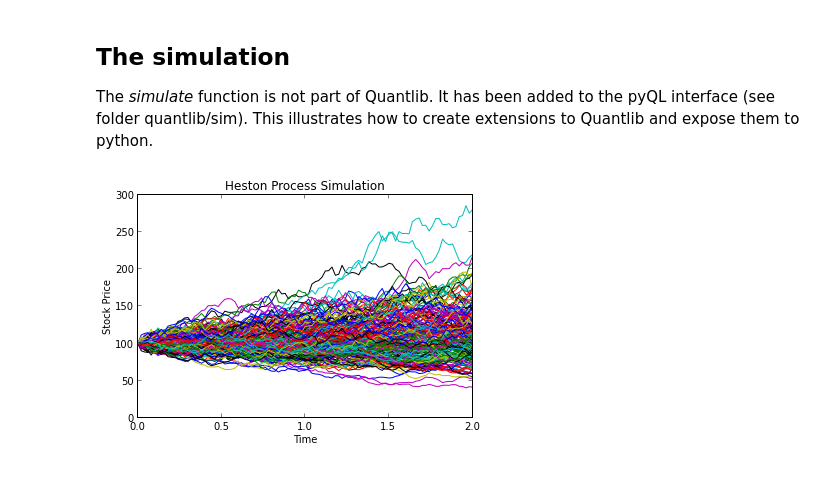
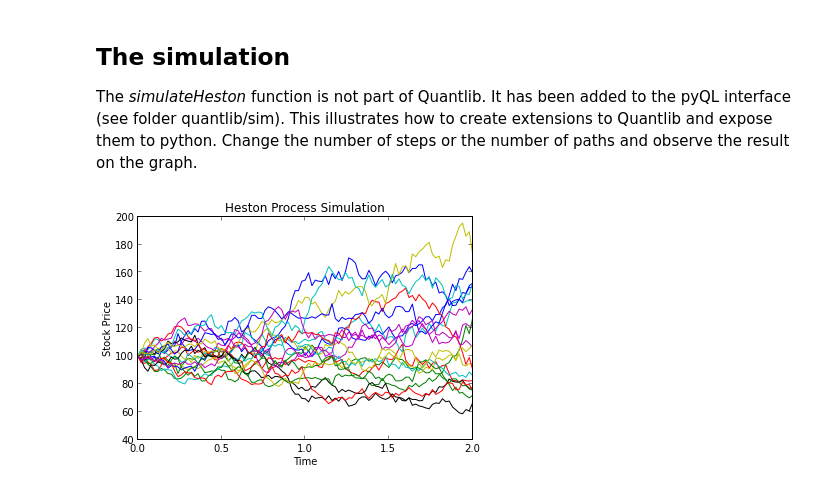
Before and after one commit to enthought/pyql, a Jupyter notebook: examples/notebooks/HestonSimulation.ipynb, the cells around one changed output. Saved outputs shown, nothing was run; the diff lists cells and outputs as text; code cells hidden in the pictures.

Commit message:
Updated heston notebooks

```diff
--- a/examples/notebooks/HestonSimulation.ipynb
+++ b/examples/notebooks/HestonSimulation.ipynb
@@ -63,25 +65,27 @@ process = HestonProcess(risk_free_ts, dividend_ts, s0, v0,
 The simulation
 --------------
 
-The *simulate* function is not part of Quantlib. It has been added to the pyQL interface (see folder quantlib/sim). This illustrates how to create extensions to Quantlib and expose them to python.
+The *simulateHeston* function is not part of Quantlib. It has been added to the pyQL interface (see folder quantlib/sim). This illustrates how to create extensions to Quantlib and expose them to python. Change the number of steps or the number of paths and observe the result on the graph.
 # %%
 import pylab as pl
-from quantlib.sim.simulate import simulate
+from quantlib.sim.simulate import simulateHeston
+from quantlib.models.equity.heston_model import HestonModel
 
 # simulate and plot Heston paths
-paths = 200
+paths = 20
 steps = 100
 horizon = 2
 seed = 12345
 
-res = simulate(process, paths, steps, horizon, seed)
+model = HestonModel(process)
+res = simulateHeston(model, paths, steps, horizon, seed)
 
 time = res[0,:]
 simulations = res[1:, :].T
 pl.plot(time, simulations)
 pl.xlabel('Time')
 pl.ylabel('Stock Price')
 pl.title('Heston Process Simulation')
 show()
 # %% [output]
-[figure, old version]
+[figure, new version]
```
Also changed, not shown: parts of 3 cells of this notebook, 1 other file.
